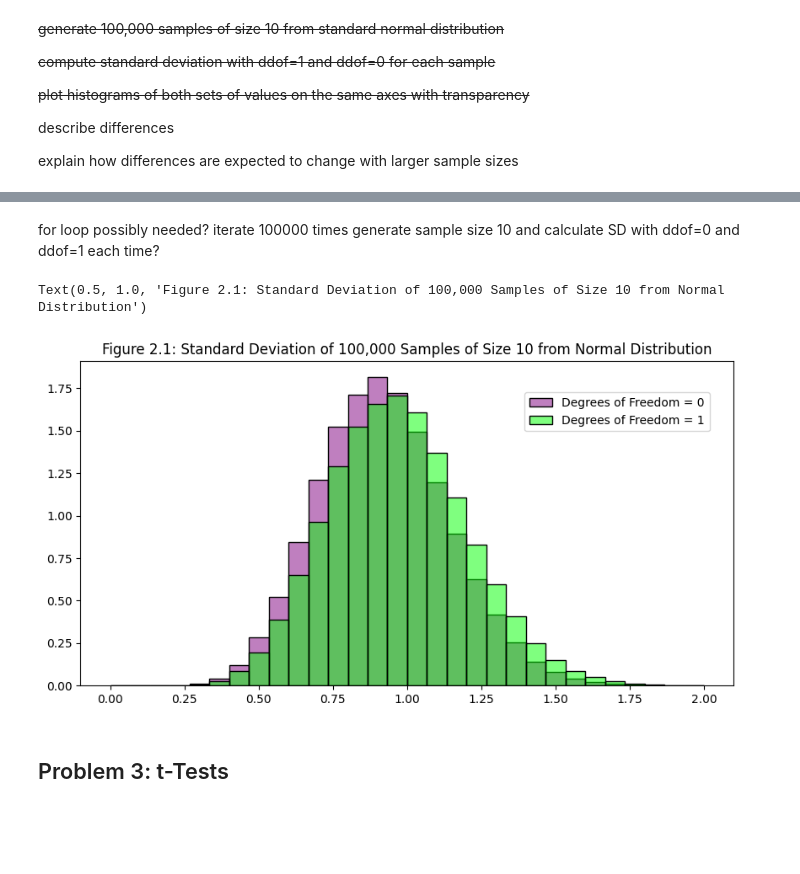
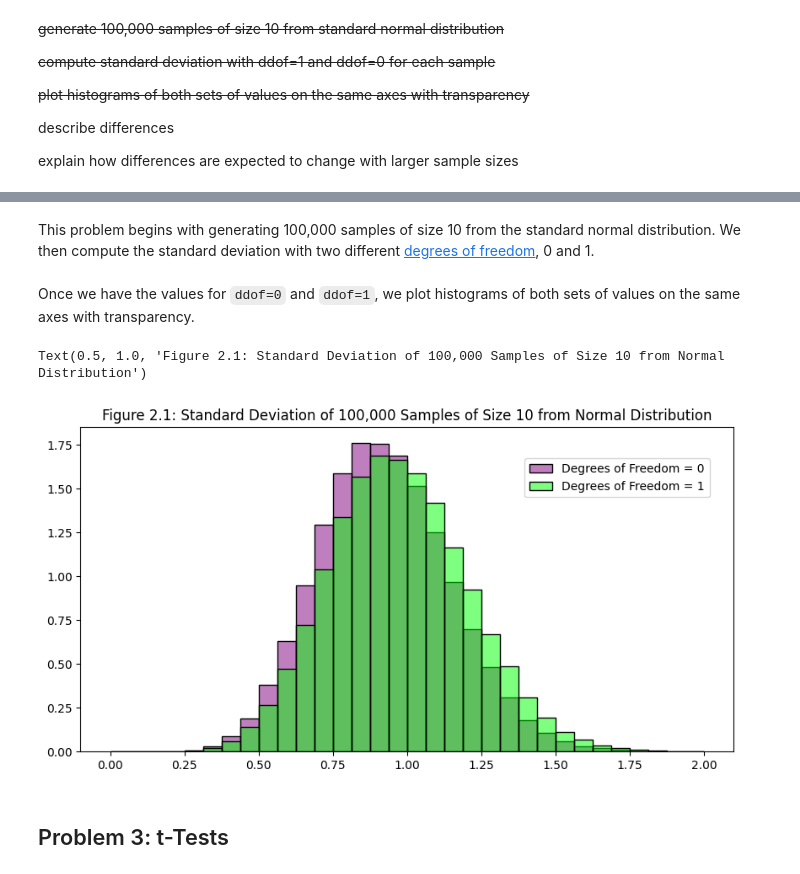
Before and after one commit to rayne-fall/applied_statistics, a Jupyter notebook: project.ipynb, the cells around one changed output, grey strips where cells are left out. Drawn from its saved outputs; the diff is of its cells as text; code cells hidden in the pictures; blank space fills up the shorter version.

```diff
--- a/project.ipynb
+++ b/project.ipynb
@@ -25,6 +25,10 @@ import itertools
 # Create plots
 # https://matplotlib.org/stable/users/index.html
 import matplotlib.pyplot as plt
+# %%
+# create random number generator for problems 2 3 and 4
+# https://numpy.org/doc/stable/reference/random/generated/numpy.random.Generator.normal.html#numpy.random.Generator.normal
+generator=np.random.default_rng()
 # %% [markdown]
 ## Problem 1: Extending the Lady Tasting Tea
 # %% [markdown]
@@ -182,28 +173,31 @@ https://matplotlib.org/stable/api/_as_gen/matplotlib.pyplot.hist.html#matplotlib
-# %% [markdown]
-for loop possibly needed? iterate 100000 times generate sample size 10 and calculate SD with ddof=0 and ddof=1 each time?
+# %% [markdown]
+This problem begins with generating 100,000 samples of size 10 from the standard normal distribution. We then compute the standard deviation with two different [degrees of freedom](https://en.wikipedia.org/wiki/Degrees_of_freedom_(statistics)), 0 and 1.
 # %%
 ddof0=[]
 ddof1=[]
 # https://wiki.python.org/moin/ForLoop
 for s in range(0,100000): #run loop 100,000 times
     # generate sample of size 10
-    samples=np.random.normal(size=10)
-    # calculate standard deviation with ddof=0
+    samples=generator.normal(size=10)
+    # calculate standard deviation with ddof=0 https://numpy.org/doc/stable/reference/generated/numpy.std.html
     samples_ddof0=np.std(samples,ddof=0)
     # calculate standard deviation with ddof=1
     samples_ddof1=np.std(samples,ddof=1)
     # add standard deviation values to ddof0 and ddof1
     ddof0.append(samples_ddof0)
     ddof1.append(samples_ddof1)
+# %% [markdown]
+Once we have the values for `ddof=0` and `ddof=1`, we plot histograms of both sets of values on the same axes with transparency.
 # %%
 fig,ax=plt.subplots(figsize=(10,5))
+# https://matplotlib.org/stable/api/_as_gen/matplotlib.pyplot.hist.html#matplotlib-pyplot-hist
 # transparent bars: https://stackoverflow.com/questions/28398200/plotting-transparent-histogram-with-non-transparent-edge
-ax.hist(ddof0, edgecolor='black', density=True, bins=np.linspace(0, 2, 31), fc=(0.5,0,0.5,0.5), label='Degrees of Freedom = 0')
-ax.hist(ddof1, edgecolor='black', density=True, bins=np.linspace(0,2,31), fc=(0,1,0,0.5), label='Degrees of Freedom = 1')
+ax.hist(ddof0, edgecolor='black', density=True, bins=np.linspace(0,2,33), fc=(0.5,0,0.5,0.5), label='Degrees of Freedom = 0')
+ax.hist(ddof1, edgecolor='black', density=True, bins=np.linspace(0,2,33), fc=(0,1,0,0.5), label='Degrees of Freedom = 1')
 fig.legend(borderaxespad=5) # keep legend inside plot: https://stackoverflow.com/questions/57926148/how-to-keep-legends-inside-plot
 ax.set_title('Figure 2.1: Standard Deviation of 100,000 Samples of Size 10 from Normal Distribution')
 # %% [output]
 Text(0.5, 1.0, 'Figure 2.1: Standard Deviation of 100,000 Samples of Size 10 from Normal Distribution')
-[figure, old version]
+[figure, new version]
 # %% [markdown]
 ## Problem 3: t-Tests
```
Also changed, not shown: parts of 20 cells of this notebook.
